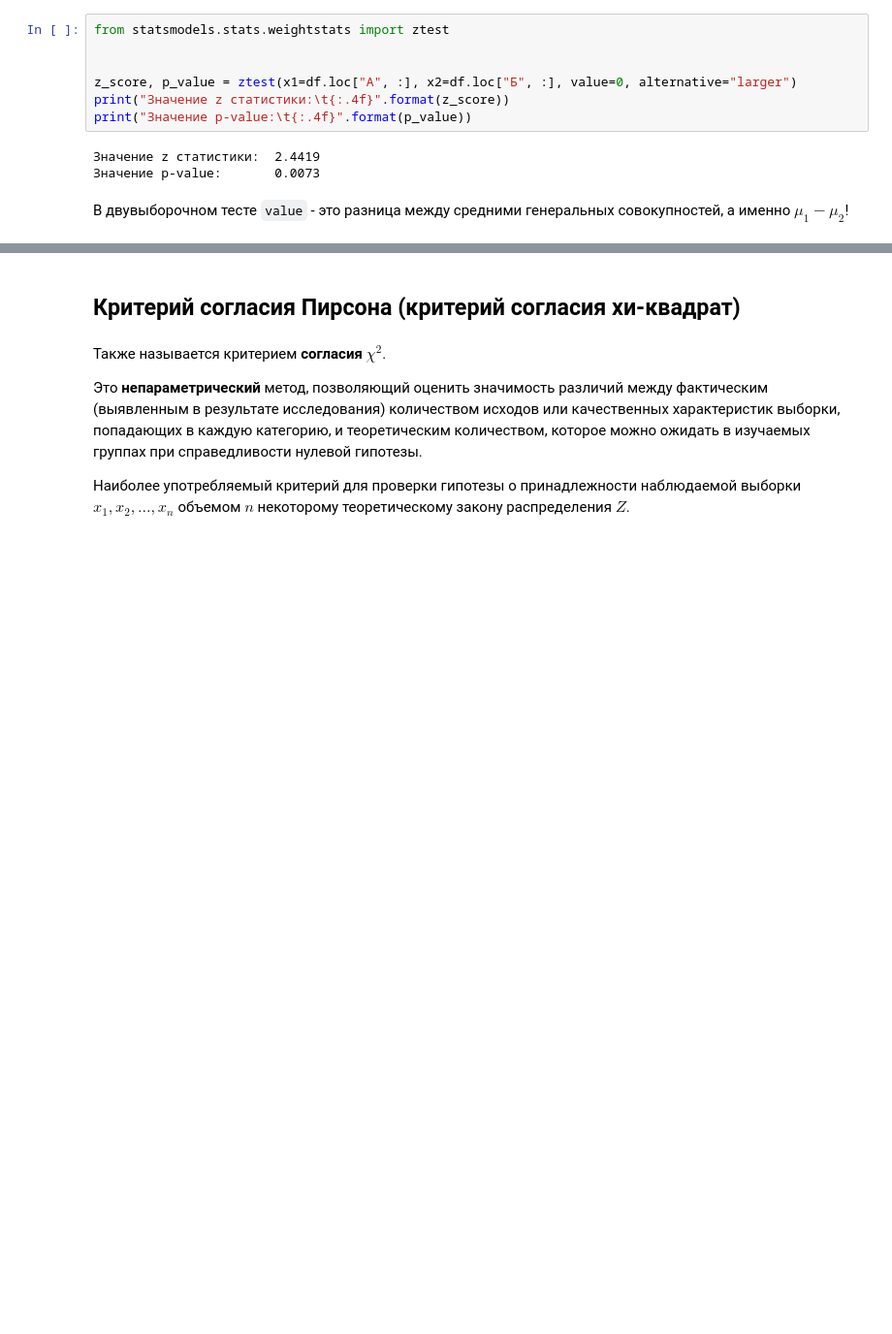
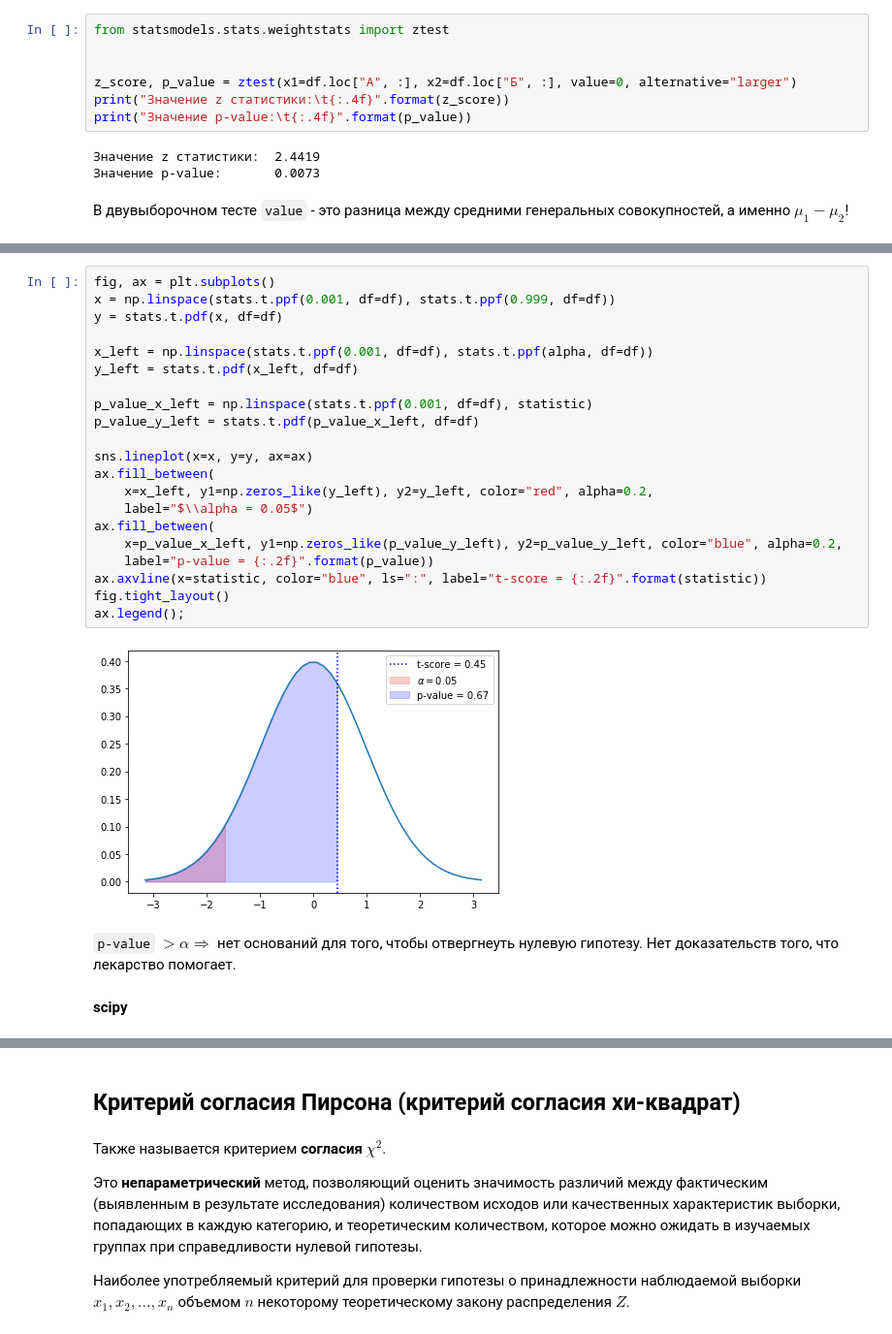
Before and after one commit to JosephFrancisTribbiani/ds, a Jupyter notebook: Statistic/stat_tests.ipynb, the cells around one changed output, grey strips where cells are left out. Shown at 97% size. Drawn from its saved outputs; the diff is of its cells as text; blank space fills up the shorter version.

```diff
--- a/Statistic/stat_tests.ipynb
+++ b/Statistic/stat_tests.ipynb
@@ -332,0 +552,27 @@ print("Значение p-value:\t{:.4f}".format(p_value))
+# %%
+fig, ax = plt.subplots()
+x = np.linspace(stats.t.ppf(0.001, df=df), stats.t.ppf(0.999, df=df))
+y = stats.t.pdf(x, df=df)
+
+x_left = np.linspace(stats.t.ppf(0.001, df=df), stats.t.ppf(alpha, df=df))
+y_left = stats.t.pdf(x_left, df=df)
+
+p_value_x_left = np.linspace(stats.t.ppf(0.001, df=df), statistic)
+p_value_y_left = stats.t.pdf(p_value_x_left, df=df)
+
+sns.lineplot(x=x, y=y, ax=ax)
+ax.fill_between(
+    x=x_left, y1=np.zeros_like(y_left), y2=y_left, color="red", alpha=0.2,
+    label="$\\alpha = 0.05$")
+ax.fill_between(
+    x=p_value_x_left, y1=np.zeros_like(p_value_y_left), y2=p_value_y_left, color="blue", alpha=0.2,
+    label="p-value = {:.2f}".format(p_value))
+ax.axvline(x=statistic, color="blue", ls=":", label="t-score = {:.2f}".format(statistic))
+fig.tight_layout()
+ax.legend();
+# %% [output]
+[figure, added]
+# %% [markdown]
+`p-value` $ > \alpha \Rightarrow $ нет оснований для того, чтобы отвергнеуть нулевую гипотезу. Нет доказательств того, что лекарство помогает.
+# %% [markdown]
+**scipy**
```
Also changed, not shown: parts of 27 cells of this notebook, 1 other file.
